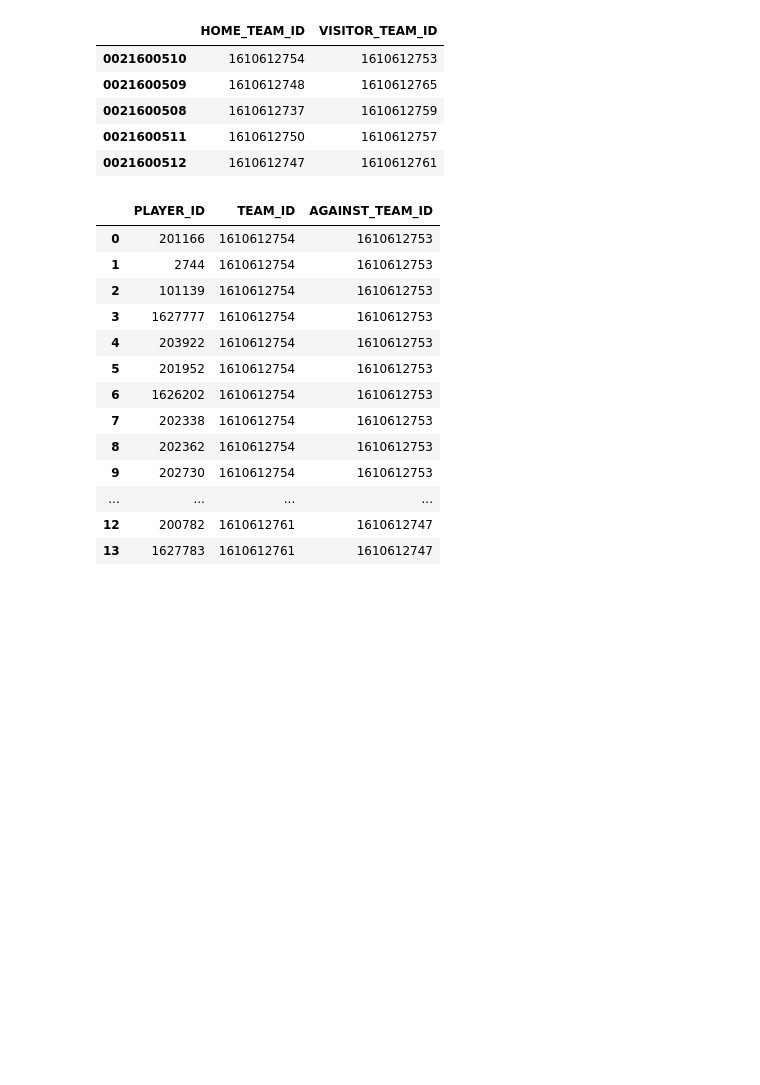
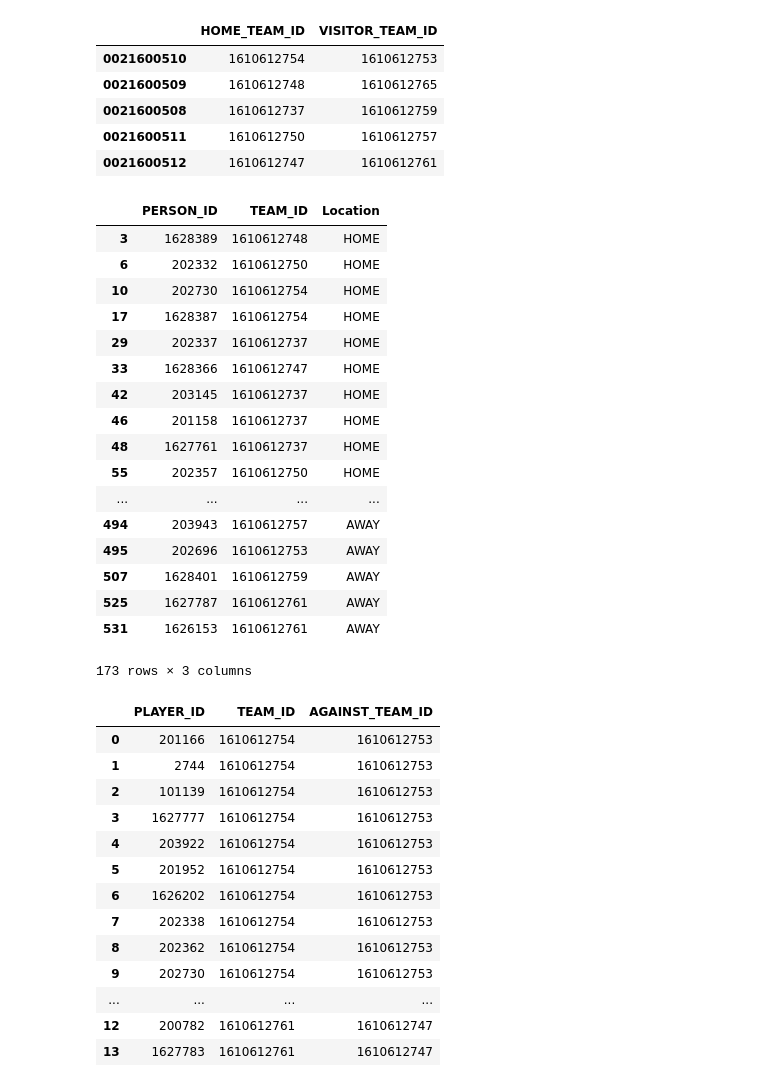
Before and after one commit to wonderui/Hoop_Fantasy, a Jupyter notebook: functions_test.ipynb, the cells around one changed output. Drawn from its saved outputs; the diff is of its cells as text; code cells hidden in the pictures; blank space fills up the shorter version.

```diff
--- a/functions_test.ipynb
+++ b/functions_test.ipynb
@@ -25,7 +25,7 @@ def get_games(date):
                              day = date.day,
                              year = date.year,
                              league_id = '00',
-                             offset = 0).available()['GAME_ID']
+                             offset = 0).game_header()[['GAME_ID', 'HOME_TEAM_ID', 'VISITOR_TEAM_ID']]
 
 games = get_games(someday)
 games
@@ -54,9 +54,38 @@ teams
 | 0021600508 | 1610612737 | 1610612759 |
 | 0021600511 | 1610612750 | 1610612757 |
 | 0021600512 | 1610612747 | 1610612761 |
-# %%
-def get_players_new(teams):
-    all_players = nba_py.player.PlayerList().info()
+# %%
+all_players = nba_py.player.PlayerList(season = '2017-18').info()
+
+def get_players_new(games):
+    home_team_player = all_players[all_players['TEAM_ID'].isin(games['HOME_TEAM_ID'])][['PERSON_ID', 'TEAM_ID']]
+    home_team_player['Location'] = 'HOME'
+    home_team_player['Game_ID'] = games[games['HOME_TEAM_ID']]
+    away_team_player = all_players[all_players['TEAM_ID'].isin(games['VISITOR_TEAM_ID'])][['PERSON_ID', 'TEAM_ID']]
+    away_team_player['Location'] = 'AWAY'
+    return pd.concat([home_team_player, away_team_player])
+
+players = get_players_new(games)
+players
+# %% [output]
+|  | PERSON_ID | TEAM_ID | Location |
+| 3 | 1628389 | 1610612748 | HOME |
+| 6 | 202332 | 1610612750 | HOME |
+| 10 | 202730 | 1610612754 | HOME |
+| 17 | 1628387 | 1610612754 | HOME |
+| 29 | 202337 | 1610612737 | HOME |
+| 33 | 1628366 | 1610612747 | HOME |
+| 42 | 203145 | 1610612737 | HOME |
+| 46 | 201158 | 1610612737 | HOME |
+| 48 | 1627761 | 1610612737 | HOME |
+| 55 | 202357 | 1610612750 | HOME |
+| ... | ... | ... | ... |
+| 494 | 203943 | 1610612757 | AWAY |
+| 495 | 202696 | 1610612753 | AWAY |
+| 507 | 1628401 | 1610612759 | AWAY |
+| 525 | 1627787 | 1610612761 | AWAY |
+| 531 | 1626153 | 1610612761 | AWAY |
+173 rows × 3 columns
 # %%
 def get_players(teams):
     '''
```
Also changed, not shown: parts of 5 cells of this notebook, 1 other file.
